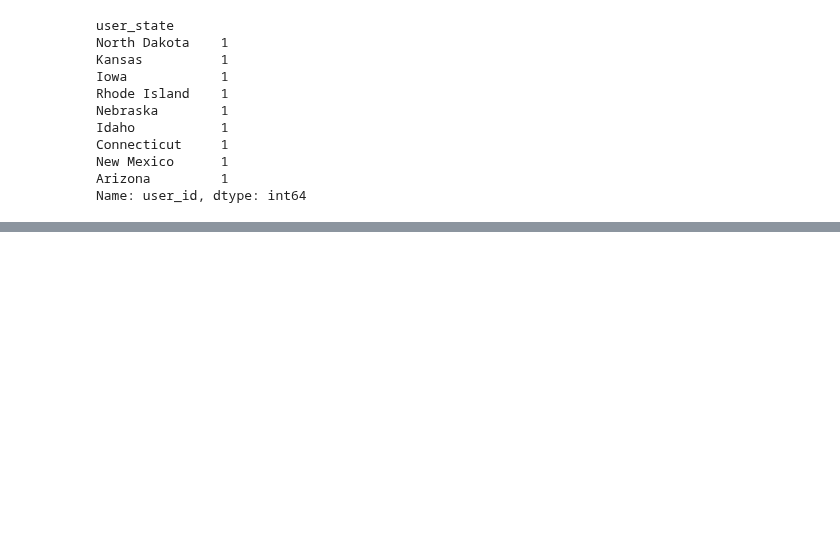
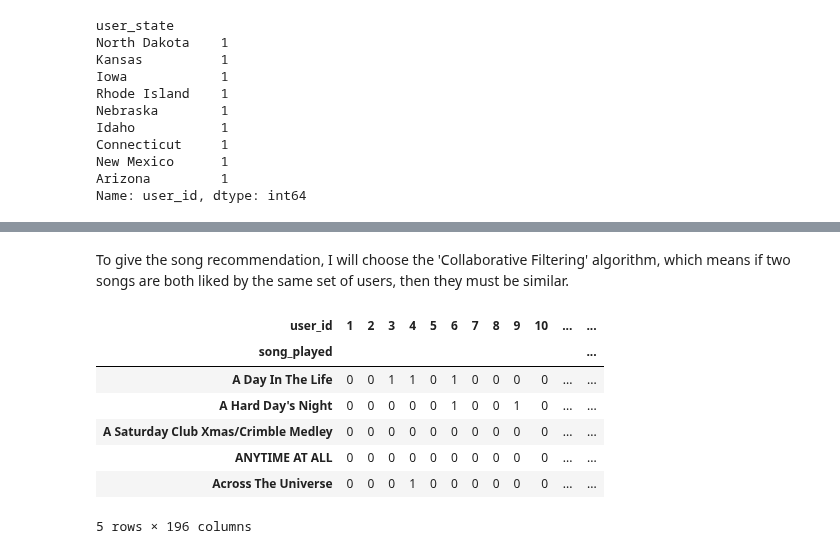
Before and after one commit to Aliciaworld/DS-TakeHomeChallenges, a Jupyter notebook: 08. Song Challenge.ipynb, the cells around one changed output, grey strips where cells are left out. Cells and saved outputs as stored; diff of their text form; code cells hidden in the pictures; blank space fills up the shorter version.

```diff
--- a/08. Song Challenge.ipynb
+++ b/08. Song Challenge.ipynb
@@ -117,0 +203,16 @@ Name: user_id, dtype: int64
+# %% [markdown]
+To give the song recommendation, I will choose the 'Collaborative Filtering' algorithm, which means if two songs are both liked by the same set of users, then they must be similar.
+# %%
+# build the song-user relationship table
+song_user = data.groupby(['song_played','user_id'])['id'].count().unstack(fill_value=0)
+song_user = (song_user>0).astype(int)
+song_user.head()
+# %% [output]
+| user_id | 1 | 2 | 3 | 4 | 5 | 6 | 7 | 8 | 9 | 10 | ... | ... |
+| song_played |  |  |  |  |  |  |  |  |  |  |  | ... |
+| A Day In The Life | 0 | 0 | 1 | 1 | 0 | 1 | 0 | 0 | 0 | 0 | ... | ... |
+| A Hard Day's Night | 0 | 0 | 0 | 0 | 0 | 1 | 0 | 0 | 1 | 0 | ... | ... |
+| A Saturday Club Xmas/Crimble Medley | 0 | 0 | 0 | 0 | 0 | 0 | 0 | 0 | 0 | 0 | ... | ... |
+| ANYTIME AT ALL | 0 | 0 | 0 | 0 | 0 | 0 | 0 | 0 | 0 | 0 | ... | ... |
+| Across The Universe | 0 | 0 | 0 | 1 | 0 | 0 | 0 | 0 | 0 | 0 | ... | ... |
+5 rows × 196 columns
```
Also changed, not shown: parts of 17 cells of this notebook.
